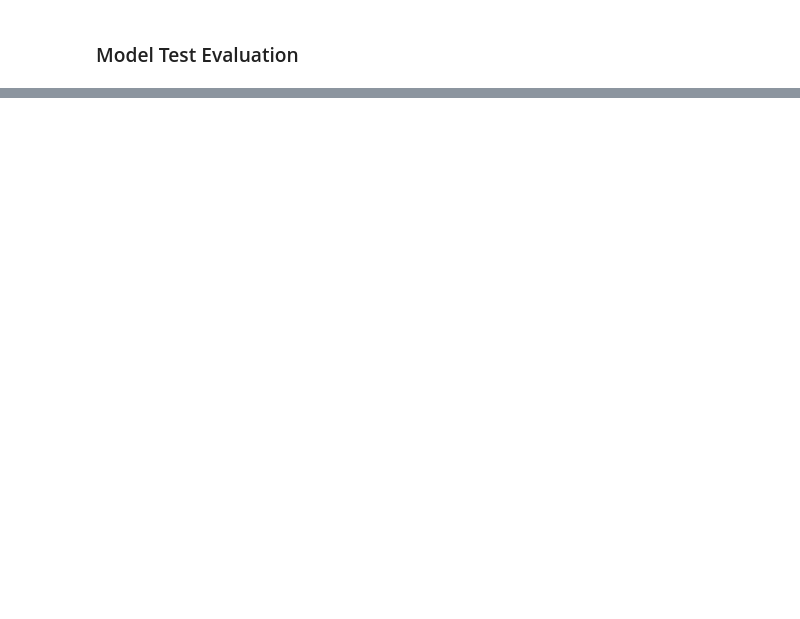
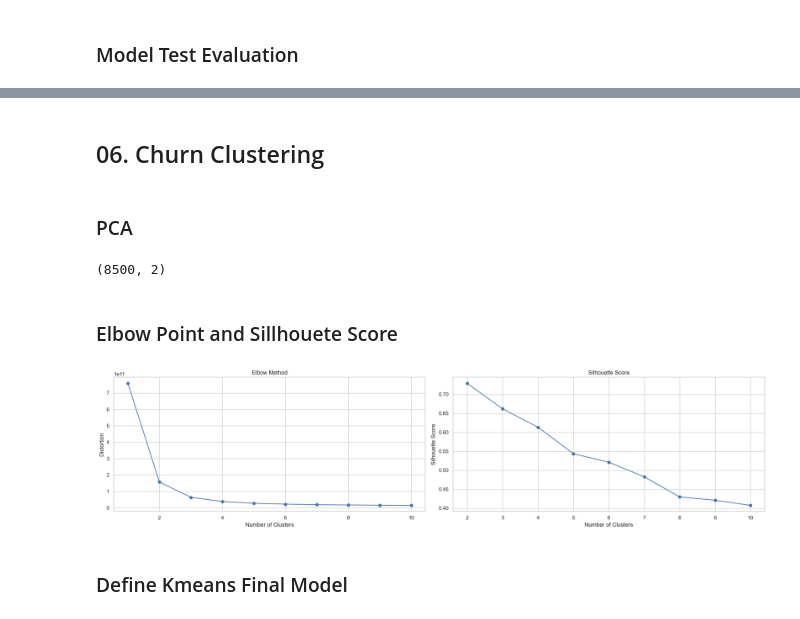
Before and after one commit to ediashta/ftds-020-final-project, a Jupyter notebook: h8dsft_final-project_ediashta.ipynb, the cells around one changed output, grey strips where cells are left out. Drawn from its saved outputs; the diff is of its cells as text; code cells hidden in the pictures; blank space fills up the shorter version.

```diff
--- a/h8dsft_final-project_ediashta.ipynb
+++ b/h8dsft_final-project_ediashta.ipynb
@@ -579,0 +669,7 @@ weighted avg       0.97      0.97      0.97      3039
+# %% [markdown]
+## 06. Churn Clustering
+# %%
+bank_df_churned = bank_df[bank_df['Attrition_Flag']=='Attrited Customer']
+bank_df_churned.drop(columns=['Attrition_Flag'], inplace=True)
+# %% [markdown]
+### PCA
@@ -579,0 +684,49 @@ weighted avg       0.97      0.97      0.97      3039
+# %%
+bank_df_pca = pca_model.fit_transform(bank_df_churned)
+
+bank_df_pca.shape
+# %% [output]
+(8500, 2)
+# %%
+bank_df_2 = col_transformers.transform(bank_df_churned)
+# %% [markdown]
+### Elbow Point and Sillhouete Score
+# %%
+# Calculate distortions (inertia) for different numbers of clusters
+distortions = []
+for i in range(1, 11):
+    kmeans = KMeans(n_clusters=i, random_state=5)
+    kmeans.fit(bank_df_2)
+    distortions.append(kmeans.inertia_)
+
+# Calculate silhouette scores for different numbers of clusters
+silhouette_scores = []
+for i in range(2, 11):
+    kmeans = KMeans(n_clusters=i, random_state=5)
+    kmeans.fit(bank_df_2)
+    labels = kmeans.labels_
+    score = silhouette_score(bank_df_2, labels)
+    silhouette_scores.append(score)
+
+# Plot elbow point (distortions)
+plt.figure(figsize=(20, 5))
+
+plt.subplot(1, 2, 1)
+plt.plot(range(1, 11), distortions, marker='o')
+plt.title('Elbow Method')
+plt.xlabel('Number of Clusters')
+plt.ylabel('Distortion')
+
+# Plot silhouette scores
+plt.subplot(1, 2, 2)
+plt.plot(range(2, 11), silhouette_scores, marker='o')
+plt.title('Silhouette Score')
+plt.xlabel('Number of Clusters')
+plt.ylabel('Silhouette Score')
+
+plt.tight_layout()
+plt.show()
+# %% [output]
+[figure, added]
+# %% [markdown]
+### Define Kmeans Final Model
```
Also changed, not shown: parts of 30 cells of this notebook, 2 other files.
